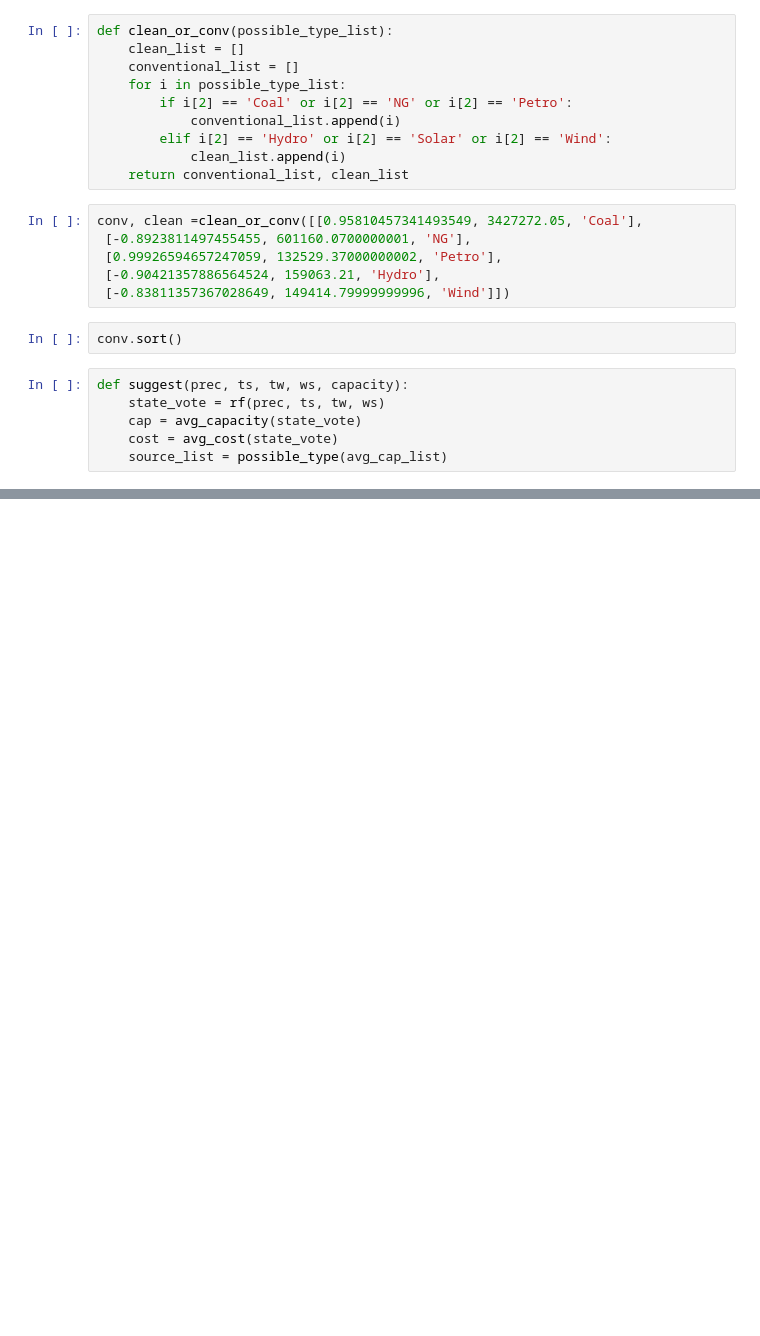
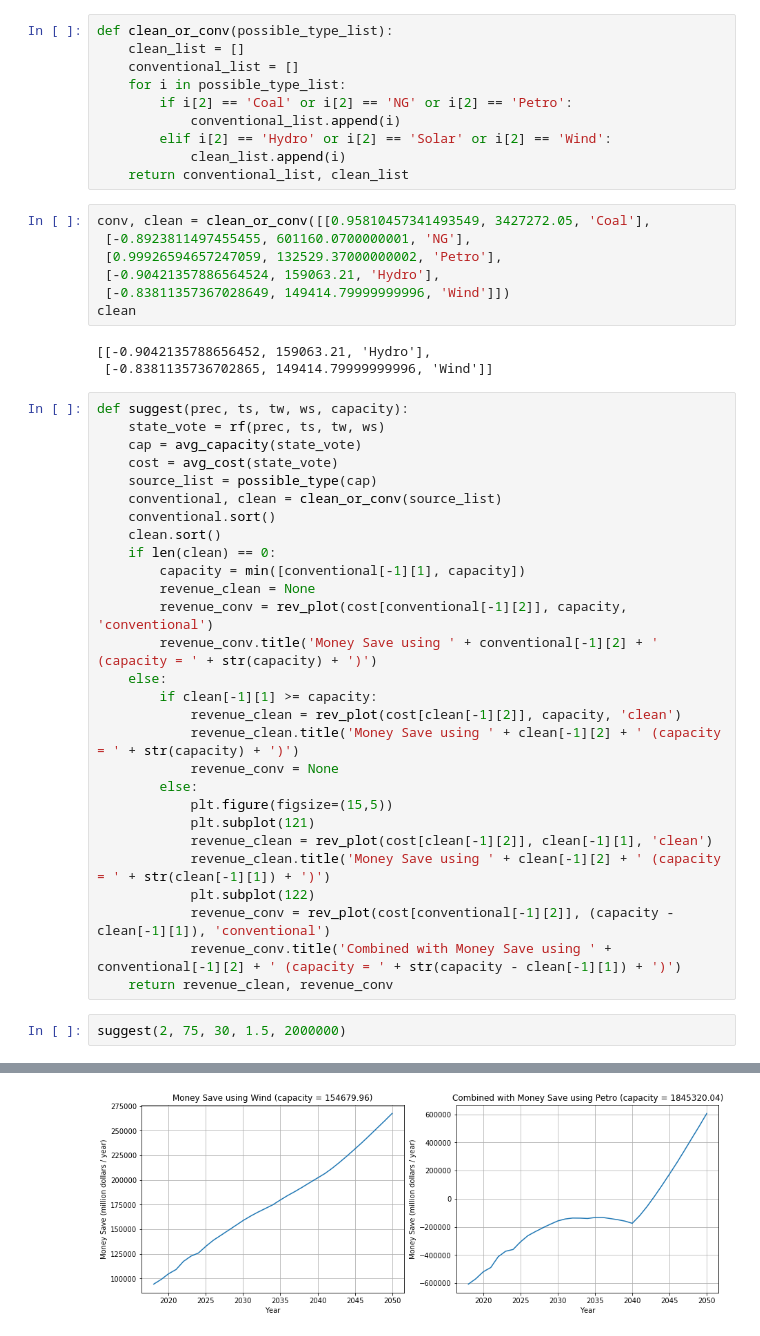
Before and after one commit to tydpan/EASE-Project, a Jupyter notebook: EASE/Core.ipynb, the cells around one changed output, grey strips where cells are left out. Cells and saved outputs as stored; diff of their text form; blank space fills up the shorter version.

Commit message:
suggest(), wrapping function

```diff
--- a/EASE/Core.ipynb
+++ b/EASE/Core.ipynb
@@ -142,16 +194,43 @@ def clean_or_conv(possible_type_list):
             clean_list.append(i)
     return conventional_list, clean_list
 # %%
-conv, clean =clean_or_conv([[0.95810457341493549, 3427272.05, 'Coal'],
+conv, clean = clean_or_conv([[0.95810457341493549, 3427272.05, 'Coal'],
  [-0.8923811497455455, 601160.0700000001, 'NG'],
  [0.99926594657247059, 132529.37000000002, 'Petro'],
  [-0.90421357886564524, 159063.21, 'Hydro'],
  [-0.83811357367028649, 149414.79999999996, 'Wind']])
+clean
+# %% [output]
+[[-0.9042135788656452, 159063.21, 'Hydro'],
+ [-0.8381135736702865, 149414.79999999996, 'Wind']]
-# %%
-conv.sort()
-# %%
-def suggest(prec, ts, tw, ws, capacity):
-    state_vote = rf(prec, ts, tw, ws)
-    cap = avg_capacity(state_vote)
-    cost = avg_cost(state_vote)
-    source_list = possible_type(avg_cap_list)
+# %%
+def suggest(prec, ts, tw, ws, capacity):
+    state_vote = rf(prec, ts, tw, ws)
+    cap = avg_capacity(state_vote)
+    cost = avg_cost(state_vote)
+    source_list = possible_type(cap)
+    conventional, clean = clean_or_conv(source_list)
+    conventional.sort()
+    clean.sort()
+    if len(clean) == 0:
+        capacity = min([conventional[-1][1], capacity])
+        revenue_clean = None
+        revenue_conv = rev_plot(cost[conventional[-1][2]], capacity, 'conventional')
+        revenue_conv.title('Money Save using ' + conventional[-1][2] + ' (capacity = ' + str(capacity) + ')')
+    else:
+        if clean[-1][1] >= capacity:
+            revenue_clean = rev_plot(cost[clean[-1][2]], capacity, 'clean')
+            revenue_clean.title('Money Save using ' + clean[-1][2] + ' (capacity = ' + str(capacity) + ')')
+            revenue_conv = None
+        else:
+            plt.figure(figsize=(15,5))
+            plt.subplot(121)
+            revenue_clean = rev_plot(cost[clean[-1][2]], clean[-1][1], 'clean')
+            revenue_clean.title('Money Save using ' + clean[-1][2] + ' (capacity = ' + str(clean[-1][1]) + ')')
+            plt.subplot(122)
+            revenue_conv = rev_plot(cost[conventional[-1][2]], (capacity - clean[-1][1]), 'conventional')
+            revenue_conv.title('Combined with Money Save using ' + conventional[-1][2] + ' (capacity = ' + str(capacity - clean[-1][1]) + ')')
+    return revenue_clean, revenue_conv
+# %%
+suggest(2, 75, 30, 1.5, 2000000)
+# %% [output]
@@ -157,0 +239 @@ def suggest(prec, ts, tw, ws, capacity):
+[figure, added]
```
Also changed, not shown: parts of 6 cells of this notebook.
